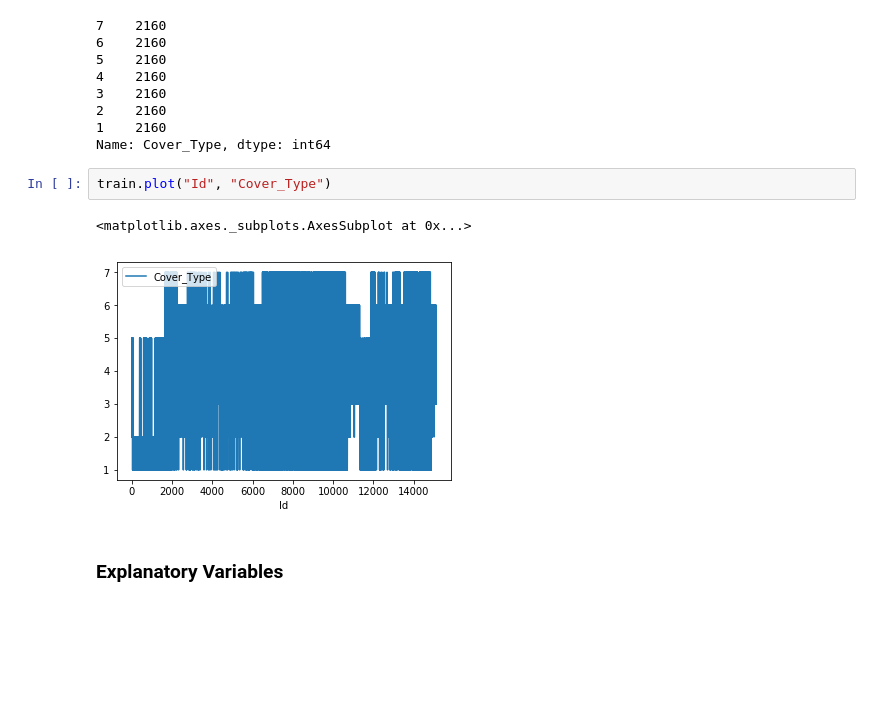
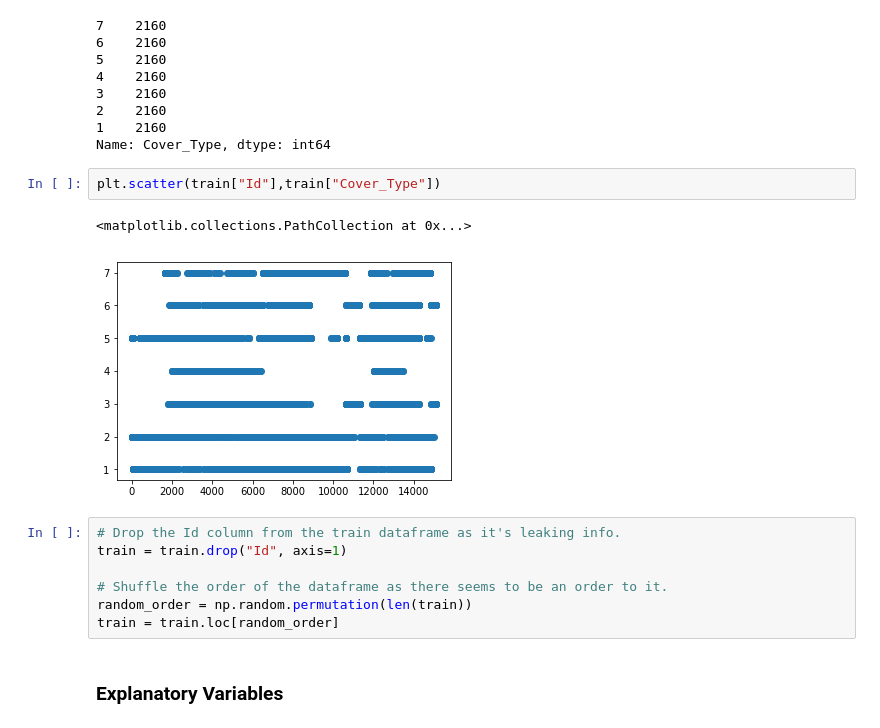
Before and after one commit to biglovisa/women-data-science-projects, a Jupyter notebook: notebooks/forest_cover_type-sophie.ipynb, the cells around one changed output. Drawn from its saved outputs; the diff is of its cells as text; blank space fills up the shorter version.

```diff
--- a/notebooks/forest_cover_type-sophie.ipynb
+++ b/notebooks/forest_cover_type-sophie.ipynb
@@ -130,11 +138,18 @@ train["Cover_Type"].value_counts()
 2    2160
 1    2160
 Name: Cover_Type, dtype: int64
-# %%
-train.plot("Id", "Cover_Type")
-# %% [output]
-<matplotlib.axes._subplots.AxesSubplot at 0x...>
-[figure, removed]
+# %%
+plt.scatter(train["Id"],train["Cover_Type"])
+# %% [output]
+<matplotlib.collections.PathCollection at 0x...>
+[figure, added]
+# %%
+# Drop the Id column from the train dataframe as it's leaking info.
+train = train.drop("Id", axis=1)
+
+# Shuffle the order of the dataframe as there seems to be an order to it.
+random_order = np.random.permutation(len(train))
+train = train.loc[random_order]
 # %% [markdown]
 ### Explanatory Variables
 # %%
```
Also changed, not shown: parts of 52 cells of this notebook, 1 other file.
